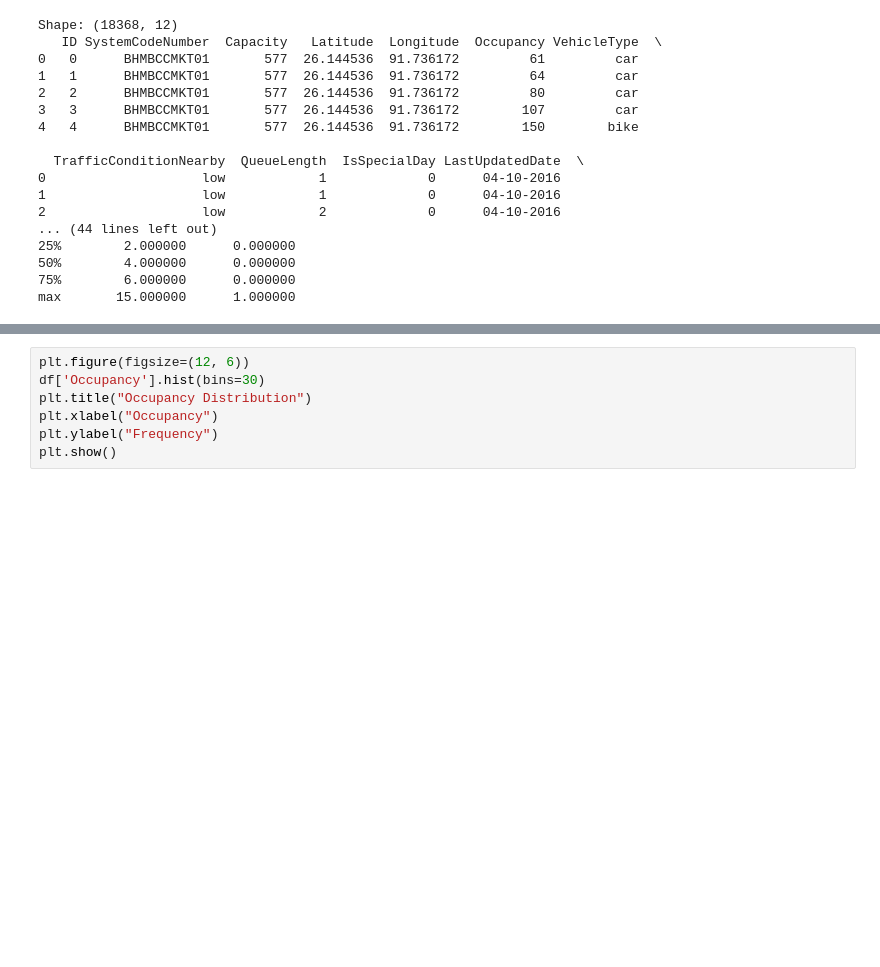
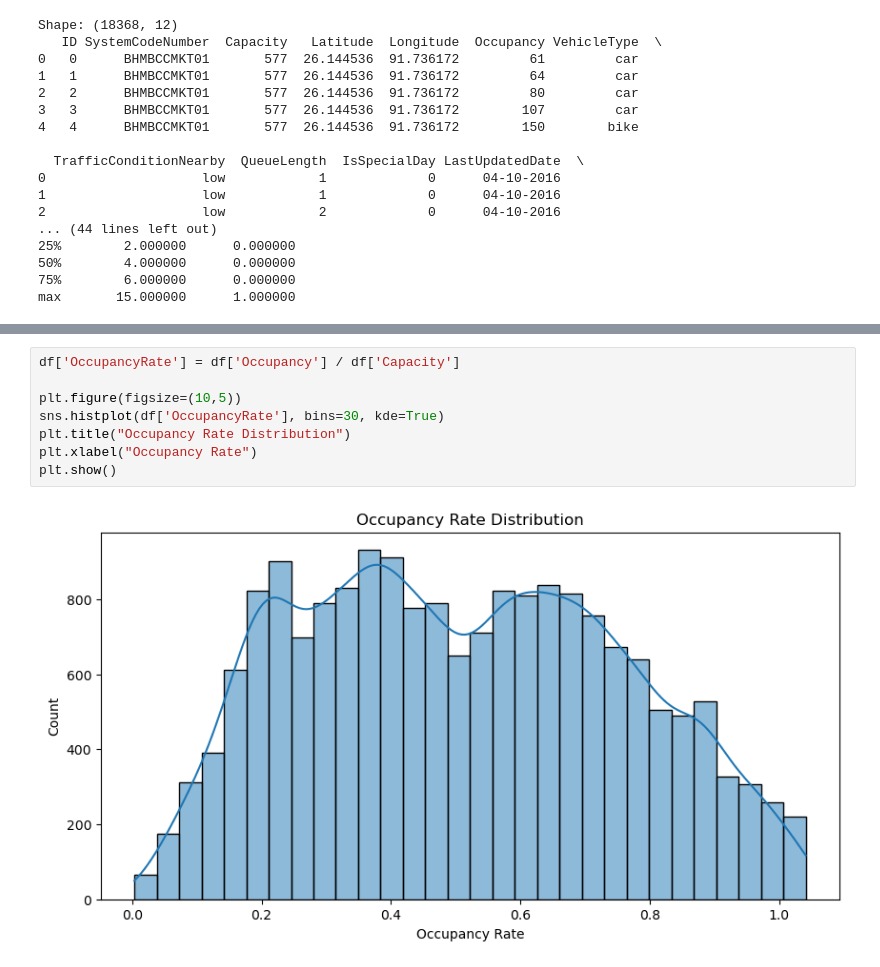
Before and after one commit to BitWiseNexus/dynamic-pricing-for-urban-parking-spaces, a Jupyter notebook: notebooks/data_exploration.ipynb, the cells around one changed output, grey strips where cells are left out. Drawn from its saved outputs; the diff is of its cells as text; blank space fills up the shorter version.

```diff
--- a/notebooks/data_exploration.ipynb
+++ b/notebooks/data_exploration.ipynb
@@ -32,9 +48,12 @@ print("Missing values:\n", df.isnull().sum())
 # %%
-plt.figure(figsize=(12, 6))
-df['Occupancy'].hist(bins=30)
-plt.title("Occupancy Distribution")
-plt.xlabel("Occupancy")
-plt.ylabel("Frequency")
+df['OccupancyRate'] = df['Occupancy'] / df['Capacity']
+
+plt.figure(figsize=(10,5))
+sns.histplot(df['OccupancyRate'], bins=30, kde=True)
+plt.title("Occupancy Rate Distribution")
+plt.xlabel("Occupancy Rate")
 plt.show()
+# %% [output]
+[figure, added]
 # %%
 # Queue length distribution
```
Also changed, not shown: parts of 6 cells of this notebook, 1 other file.
